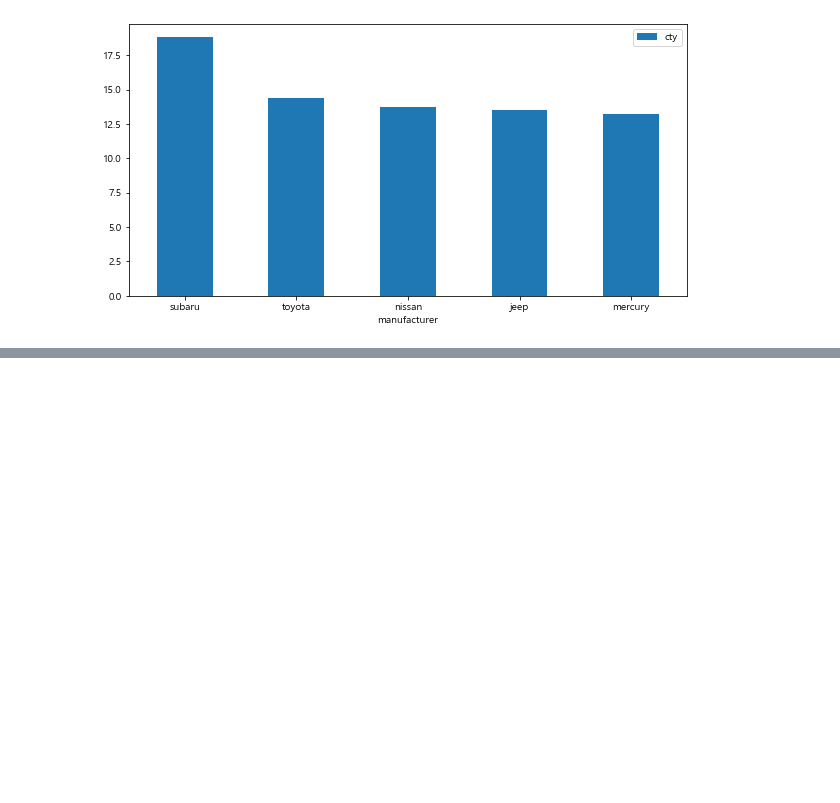
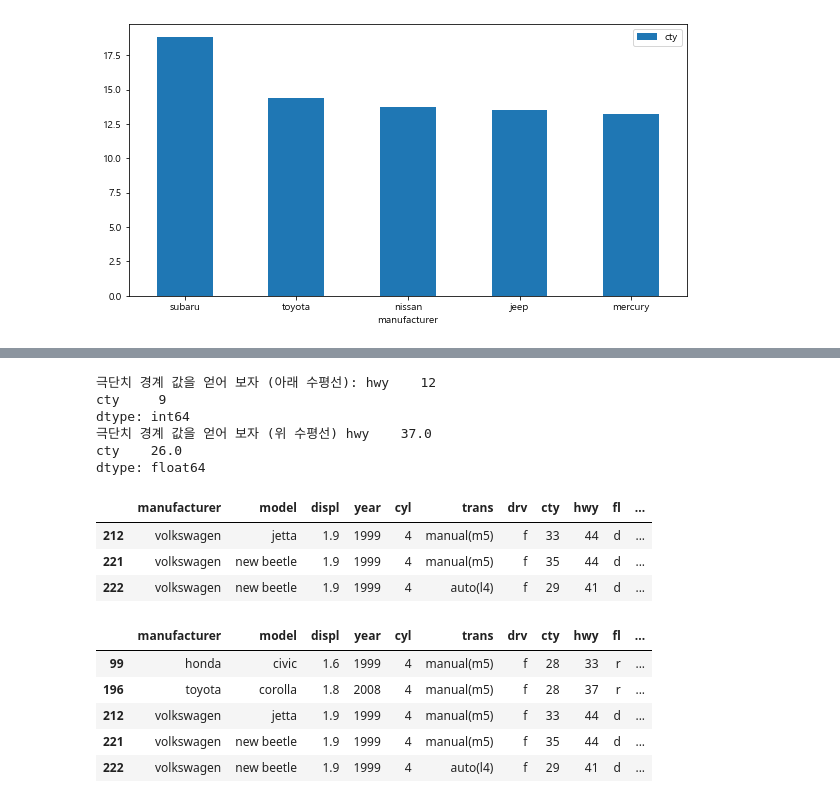
Before and after one commit to suyeondev/TIL, a Jupyter notebook: Python/pandas/ml_pandas[06-visualization1_실습1].ipynb, the cells around one changed output, grey strips where cells are left out. Saved outputs shown, nothing was run; the diff lists cells and outputs as text; code cells hidden in the pictures; blank space fills up the shorter version.

```diff
--- a/Python/pandas/ml_pandas[06-visualization1_실습1].ipynb
+++ b/Python/pandas/ml_pandas[06-visualization1_실습1].ipynb
@@ -296,0 +400,42 @@ suv_cty_frm_grp_top5.plot(kind = 'bar',figsize=(10,5),
+# %%
+# 극단치 경계 값을 얻어 보자 (아래 수평선)
+lower_outlier = outlier_frm[outlier_frm>lower].min()
+print('극단치 경계 값을 얻어 보자 (아래 수평선):',lower_outlier)
+# 극단치 경계 값을 얻어 보자 (위 수평선)
+upper_outlier = outlier_frm[outlier_frm<upper].max()
+print('극단치 경계 값을 얻어 보자 (위 수평선)',upper_outlier )
+# %% [output]
+극단치 경계 값을 얻어 보자 (아래 수평선): hwy    12
+cty     9
+dtype: int64
+극단치 경계 값을 얻어 보자 (위 수평선) hwy    37.0
+cty    26.0
+dtype: float64
+# %%
+# 이상치를 결측값으로 변경
+# 고속도로 연비의 이상치 데이터 추출
+hwy_outlier_frm=dataset[(dataset['hwy']<lower_outlier['hwy'])|(dataset['hwy']>upper_outlier['hwy'])]
+display(hwy_outlier_frm)
+
+# 도시 연비의 이상치 데이터 추출
+cty_outlier_frm=dataset[(dataset['cty']<lower_outlier['cty'])|(dataset['cty']>upper_outlier['cty'])]
+display(cty_outlier_frm)
+
+# hwy 연비에 대한 이상치를 결측값으로 변경
+clean_frm = dataset.copy()
+for idx in hwy_outlier_frm.index:
+    clean_frm.loc[idx,'hwy']=np.NaN
+# 도시 연비에 대한 이상치를 결측값으로 변경
+for idx in cty_outlier_frm.index:
+    clean_frm.loc[idx,'cty']=np.NaN
+# %% [output]
+|  | manufacturer | model | displ | year | cyl | trans | drv | cty | hwy | fl | ... |
+| 212 | volkswagen | jetta | 1.9 | 1999 | 4 | manual(m5) | f | 33 | 44 | d | ... |
+| 221 | volkswagen | new beetle | 1.9 | 1999 | 4 | manual(m5) | f | 35 | 44 | d | ... |
+| 222 | volkswagen | new beetle | 1.9 | 1999 | 4 | auto(l4) | f | 29 | 41 | d | ... |
+|  | manufacturer | model | displ | year | cyl | trans | drv | cty | hwy | fl | ... |
+| 99 | honda | civic | 1.6 | 1999 | 4 | manual(m5) | f | 28 | 33 | r | ... |
+| 196 | toyota | corolla | 1.8 | 2008 | 4 | manual(m5) | f | 28 | 37 | r | ... |
+| 212 | volkswagen | jetta | 1.9 | 1999 | 4 | manual(m5) | f | 33 | 44 | d | ... |
+| 221 | volkswagen | new beetle | 1.9 | 1999 | 4 | manual(m5) | f | 35 | 44 | d | ... |
+| 222 | volkswagen | new beetle | 1.9 | 1999 | 4 | auto(l4) | f | 29 | 41 | d | ... |
```
Also changed, not shown: parts of 8 cells of this notebook.
